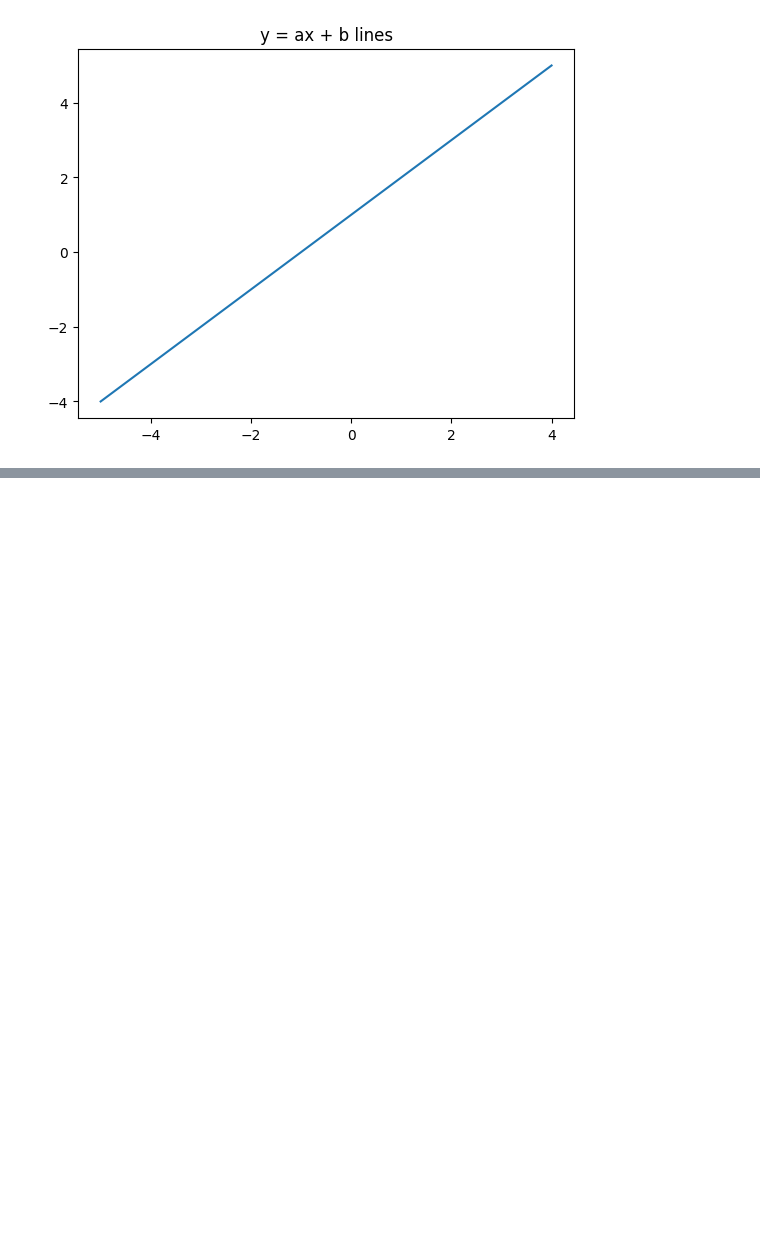
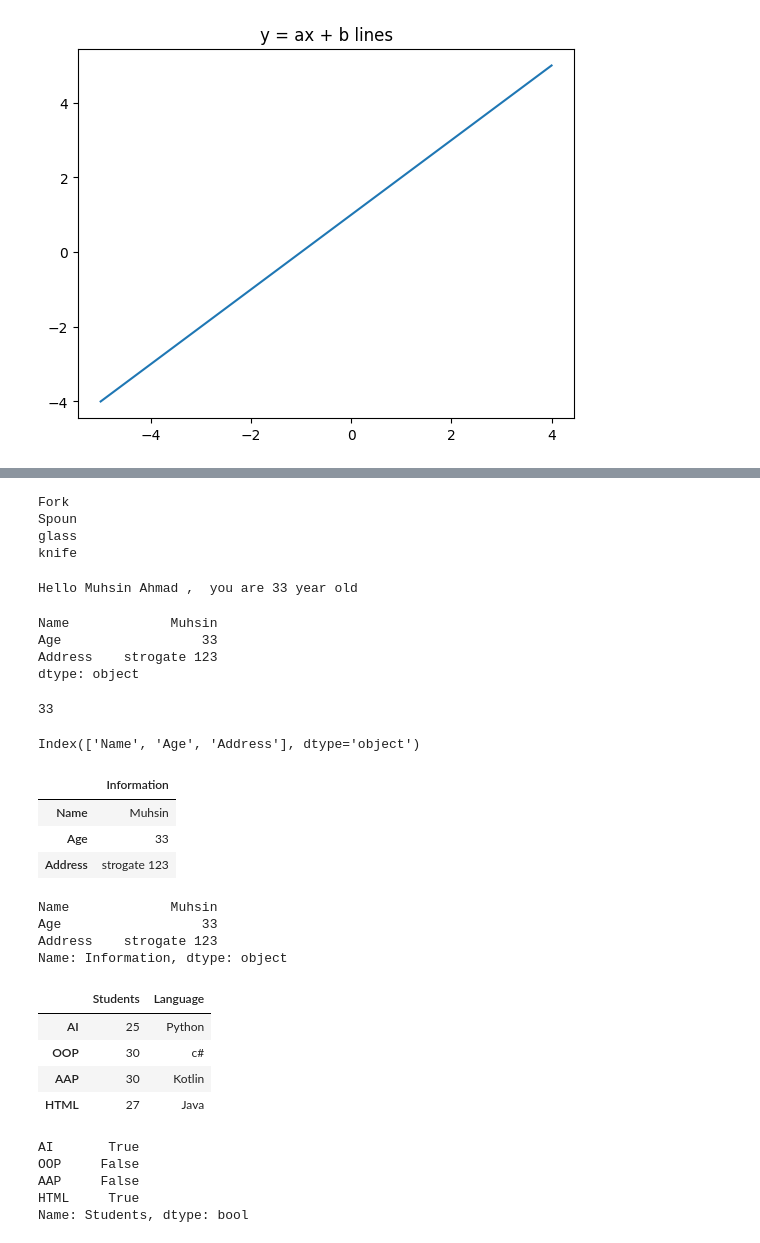
Before and after one commit to mosendamnit/Python-Muhsin-Ahmad-OPA23, a Jupyter notebook: practice_code/just_practicing.ipynb, the cells around one changed output, grey strips where cells are left out. Saved outputs shown, nothing was run; the diff lists cells and outputs as text; code cells hidden in the pictures; blank space fills up the shorter version.

```diff
--- a/practice_code/just_practicing.ipynb
+++ b/practice_code/just_practicing.ipynb
@@ -649,0 +971,72 @@ TypeError: 'str' object is not callable
+# %%
+kitchen = {"knife ", "Spoun", "Fork"}
+
+
+kitchen.add("glass")
+
+for x in kitchen:
+    print(x)
+# %% [output]
+Fork
+Spoun
+glass
+knife
+# %%
+def hello(name, age):
+    print("Hello " + name +  " ,  you are " + str(age) + " year old ")
+
+hello("Muhsin Ahmad", 33)
+# %% [output]
+Hello Muhsin Ahmad ,  you are 33 year old
+# %%
+import pandas as pd
+
+data = {"Name": "Muhsin", "Age": 33, "Address": "strogate 123"}
+
+series = pd.Series(data)
+series
+# %% [output]
+Name             Muhsin
+Age                  33
+Address    strogate 123
+dtype: object
+# %%
+series.iloc[1]
+# %% [output]
+33
+# %%
+series.keys()
+# %% [output]
+Index(['Name', 'Age', 'Address'], dtype='object')
+# %%
+df_program = pd.DataFrame(series, columns= ["Information"])
+df_program
+# %% [output]
+|  | Information |
+| Name | Muhsin |
+| Age | 33 |
+| Address | strogate 123 |
+# %%
+df_program["Information"]
+# %% [output]
+Name             Muhsin
+Age                  33
+Address    strogate 123
+Name: Information, dtype: object
+# %%
+df_program = pd.DataFrame({"Students": [25, 30, 30, 27], "Language": ["Python", "c#", "Kotlin", "Java"]}, index= ["AI", "OOP", "AAP", "HTML"] )
+df_program
+# %% [output]
+|  | Students | Language |
+| AI | 25 | Python |
+| OOP | 30 | c# |
+| AAP | 30 | Kotlin |
+| HTML | 27 | Java |
+# %%
+df_program["Students"] < 29
+# %% [output]
+AI       True
+OOP     False
+AAP     False
+HTML     True
+Name: Students, dtype: bool
```
Also changed, not shown: parts of 15 cells of this notebook, 1 other file.
